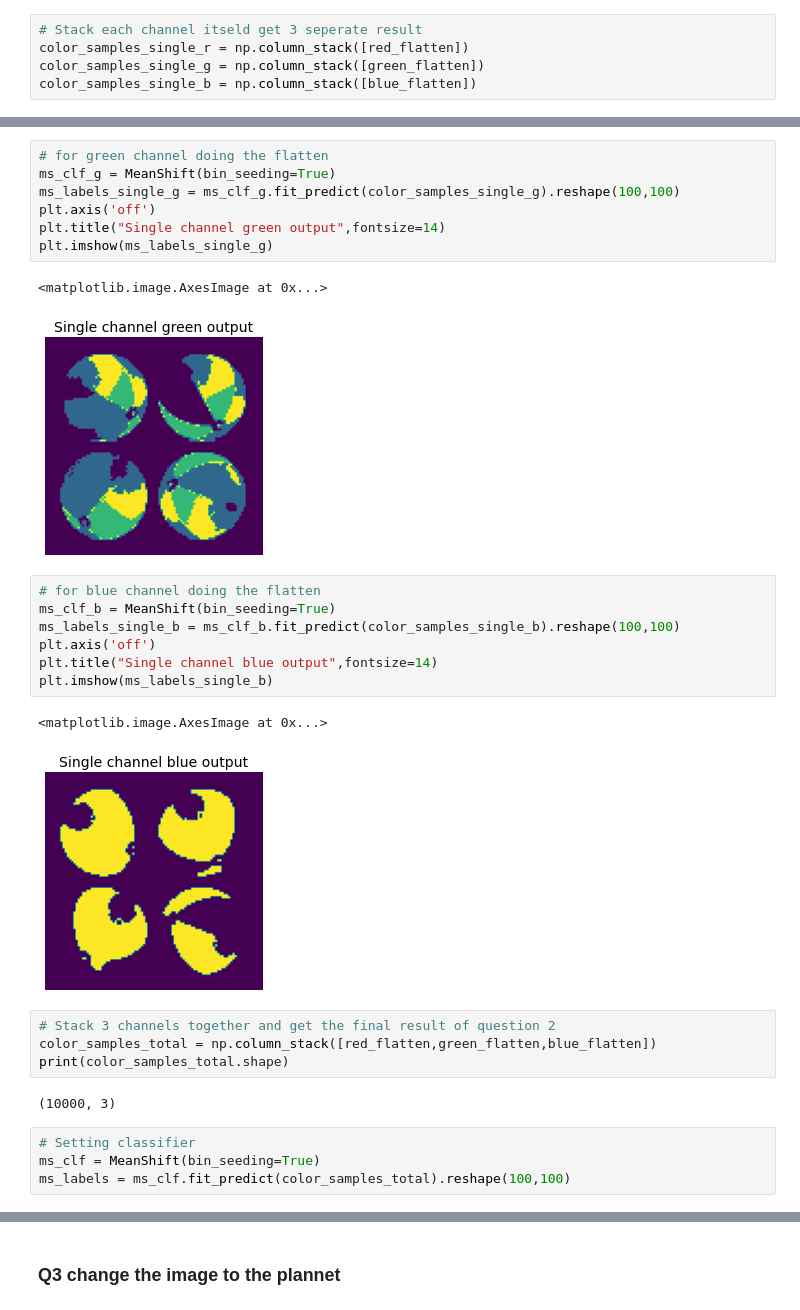
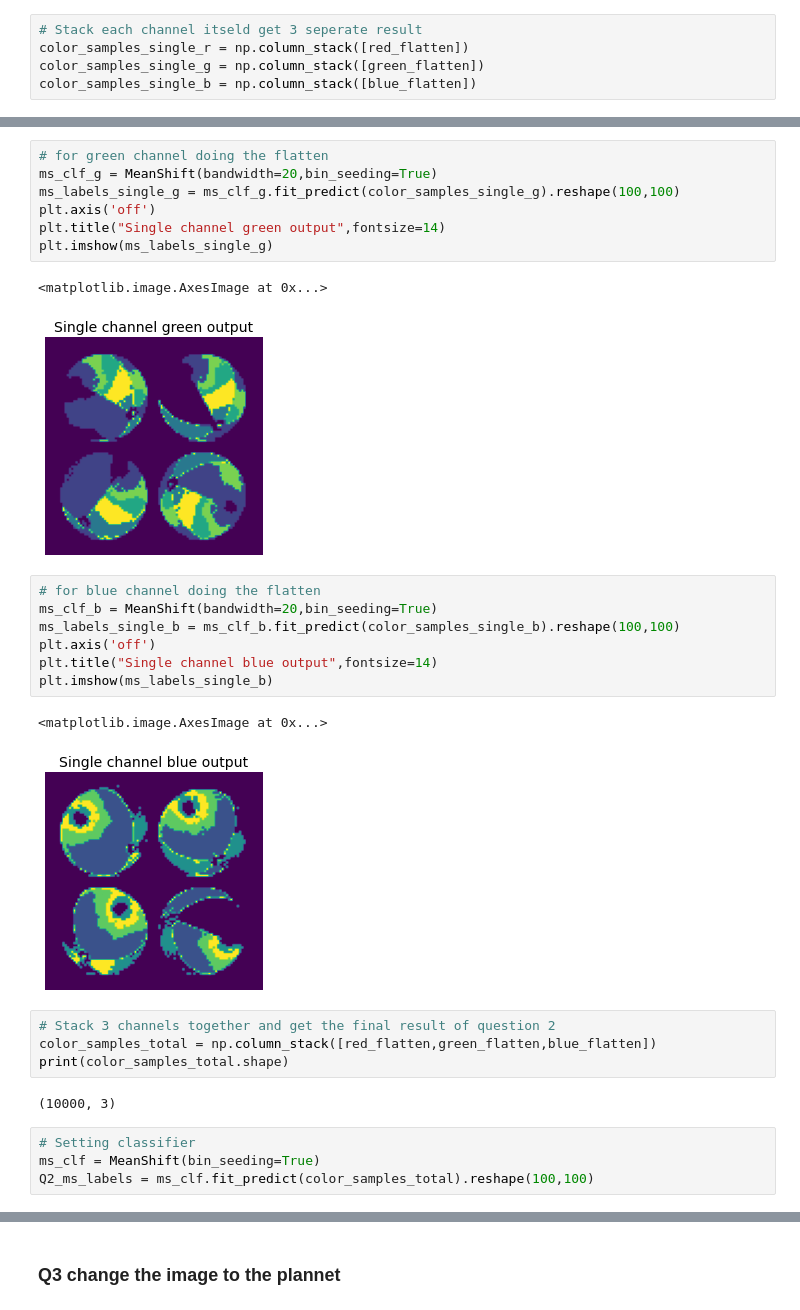
Before and after one commit to RRRRRRRRRRRoy/COMP9517-LabNAss, a Jupyter notebook: Lab04/lab04.ipynb, the cells around one changed output, grey strips where cells are left out. Drawn from its saved outputs; the diff is of its cells as text.

Commit message:
Lab 04 Meanshift planet adding bandwidth as 5

```diff
--- a/Lab04/lab04.ipynb
+++ b/Lab04/lab04.ipynb
@@ -147,23 +147,23 @@ plt.imshow(ms_labels_single_r)
 # %%
 # for green channel doing the flatten
-ms_clf_g = MeanShift(bin_seeding=True)
+ms_clf_g = MeanShift(bandwidth=20,bin_seeding=True)
 ms_labels_single_g = ms_clf_g.fit_predict(color_samples_single_g).reshape(100,100)
 plt.axis('off')
 plt.title("Single channel green output",fontsize=14)
 plt.imshow(ms_labels_single_g)
 # %% [output]
 <matplotlib.image.AxesImage at 0x...>
-[figure, old version]
+[figure, new version]
 # %%
 # for blue channel doing the flatten
-ms_clf_b = MeanShift(bin_seeding=True)
+ms_clf_b = MeanShift(bandwidth=20,bin_seeding=True)
 ms_labels_single_b = ms_clf_b.fit_predict(color_samples_single_b).reshape(100,100)
 plt.axis('off')
 plt.title("Single channel blue output",fontsize=14)
 plt.imshow(ms_labels_single_b)
 # %% [output]
 <matplotlib.image.AxesImage at 0x...>
-[figure, old version]
+[figure, new version]
 # %%
 # Stack 3 channels together and get the final result of question 2
 color_samples_total = np.column_stack([red_flatten,green_flatten,blue_flatten])
@@ -173,7 +173,7 @@ print(color_samples_total.shape)
 # %%
 # Setting classifier
 ms_clf = MeanShift(bin_seeding=True)
-ms_labels = ms_clf.fit_predict(color_samples_total).reshape(100,100)
+Q2_ms_labels = ms_clf.fit_predict(color_samples_total).reshape(100,100)
 # %%
 # print(ms_labels.shape)
 plt.axis('off')
```
Also changed, not shown: parts of 14 cells of this notebook, 2 other files.
